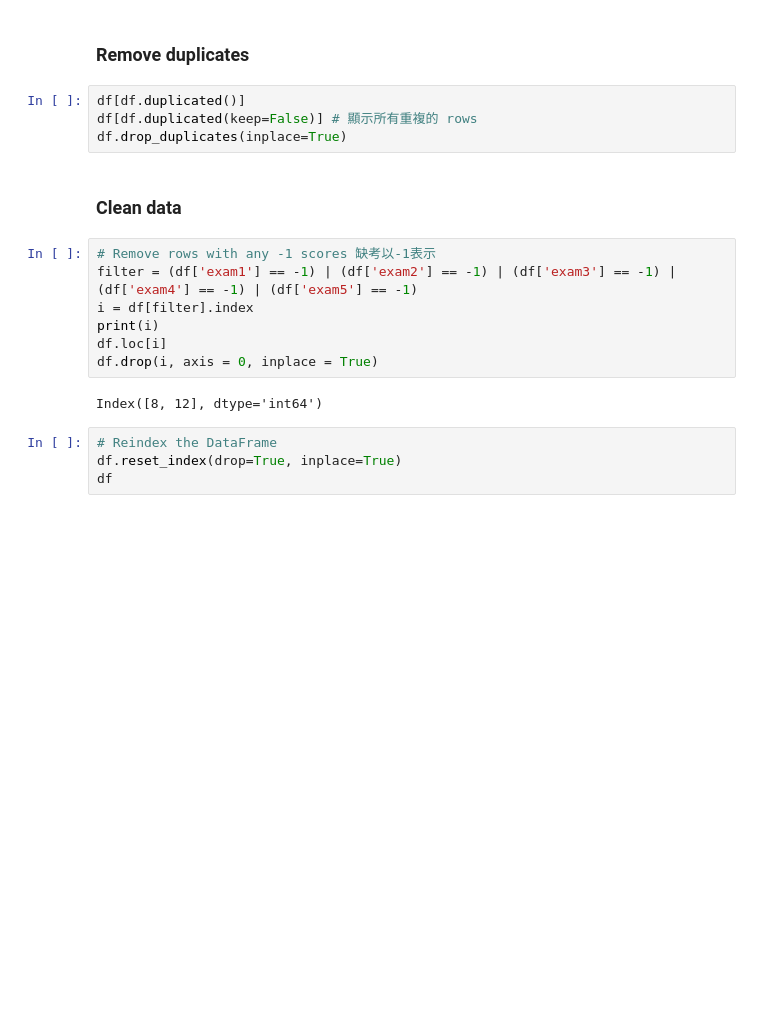
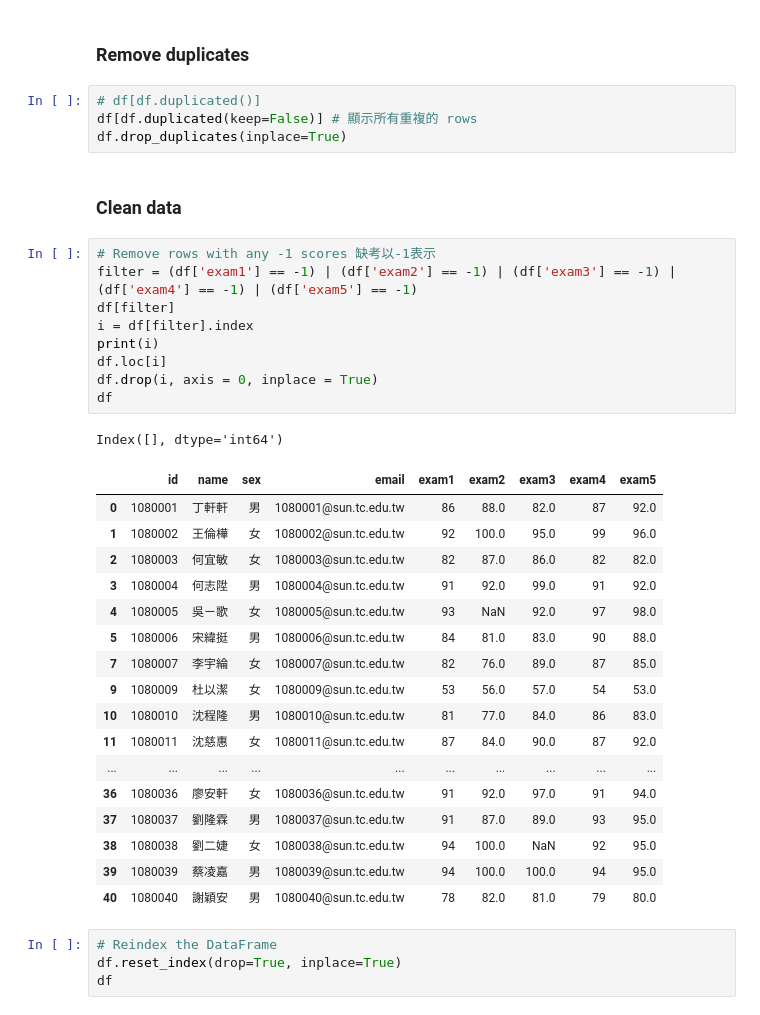
Before and after one commit to mingfujacky/Lecture-Big-Data, a Jupyter notebook: file/code/preprocess_student_grades.ipynb, the cells around one changed output. Drawn from its saved outputs; the diff is of its cells as text; blank space fills up the shorter version.

```diff
--- a/file/code/preprocess_student_grades.ipynb
+++ b/file/code/preprocess_student_grades.ipynb
@@ -64,7 +64,7 @@ df.head()
 # %% [markdown]
 ### Remove duplicates
 # %%
-df[df.duplicated()]
+# df[df.duplicated()]
 df[df.duplicated(keep=False)] # 顯示所有重複的 rows
 df.drop_duplicates(inplace=True)
 # %% [markdown]
@@ -72,12 +72,31 @@ df.drop_duplicates(inplace=True)
 # %%
 # Remove rows with any -1 scores 缺考以-1表示
 filter = (df['exam1'] == -1) | (df['exam2'] == -1) | (df['exam3'] == -1) | (df['exam4'] == -1) | (df['exam5'] == -1)
+df[filter]
 i = df[filter].index
 print(i)
 df.loc[i]
 df.drop(i, axis = 0, inplace = True)
+df
 # %% [output]
-Index([8, 12], dtype='int64')
+Index([], dtype='int64')
+|  | id | name | sex | email | exam1 | exam2 | exam3 | exam4 | exam5 |
+| 0 | 1080001 | 丁軒軒 | 男 | 1080001@sun.tc.edu.tw | 86 | 88.0 | 82.0 | 87 | 92.0 |
+| 1 | 1080002 | 王倫樺 | 女 | 1080002@sun.tc.edu.tw | 92 | 100.0 | 95.0 | 99 | 96.0 |
+| 2 | 1080003 | 何宜敏 | 女 | 1080003@sun.tc.edu.tw | 82 | 87.0 | 86.0 | 82 | 82.0 |
+| 3 | 1080004 | 何志陞 | 男 | 1080004@sun.tc.edu.tw | 91 | 92.0 | 99.0 | 91 | 92.0 |
+| 4 | 1080005 | 吳ㄧ歌 | 女 | 1080005@sun.tc.edu.tw | 93 | NaN | 92.0 | 97 | 98.0 |
+| 5 | 1080006 | 宋緯挺 | 男 | 1080006@sun.tc.edu.tw | 84 | 81.0 | 83.0 | 90 | 88.0 |
+| 7 | 1080007 | 李宇綸 | 女 | 1080007@sun.tc.edu.tw | 82 | 76.0 | 89.0 | 87 | 85.0 |
+| 9 | 1080009 | 杜以潔 | 女 | 1080009@sun.tc.edu.tw | 53 | 56.0 | 57.0 | 54 | 53.0 |
+| 10 | 1080010 | 沈程隆 | 男 | 1080010@sun.tc.edu.tw | 81 | 77.0 | 84.0 | 86 | 83.0 |
+| 11 | 1080011 | 沈慈惠 | 女 | 1080011@sun.tc.edu.tw | 87 | 84.0 | 90.0 | 87 | 92.0 |
+| ... | ... | ... | ... | ... | ... | ... | ... | ... | ... |
+| 36 | 1080036 | 廖安軒 | 女 | 1080036@sun.tc.edu.tw | 91 | 92.0 | 97.0 | 91 | 94.0 |
+| 37 | 1080037 | 劉隆霖 | 男 | 1080037@sun.tc.edu.tw | 91 | 87.0 | 89.0 | 93 | 95.0 |
+| 38 | 1080038 | 劉二婕 | 女 | 1080038@sun.tc.edu.tw | 94 | 100.0 | NaN | 92 | 95.0 |
+| 39 | 1080039 | 蔡凌嘉 | 男 | 1080039@sun.tc.edu.tw | 94 | 100.0 | 100.0 | 94 | 95.0 |
+| 40 | 1080040 | 謝穎安 | 男 | 1080040@sun.tc.edu.tw | 78 | 82.0 | 81.0 | 79 | 80.0 |
 # %%
 # Reindex the DataFrame
 df.reset_index(drop=True, inplace=True)
```
Also changed, not shown: 7 other files.
